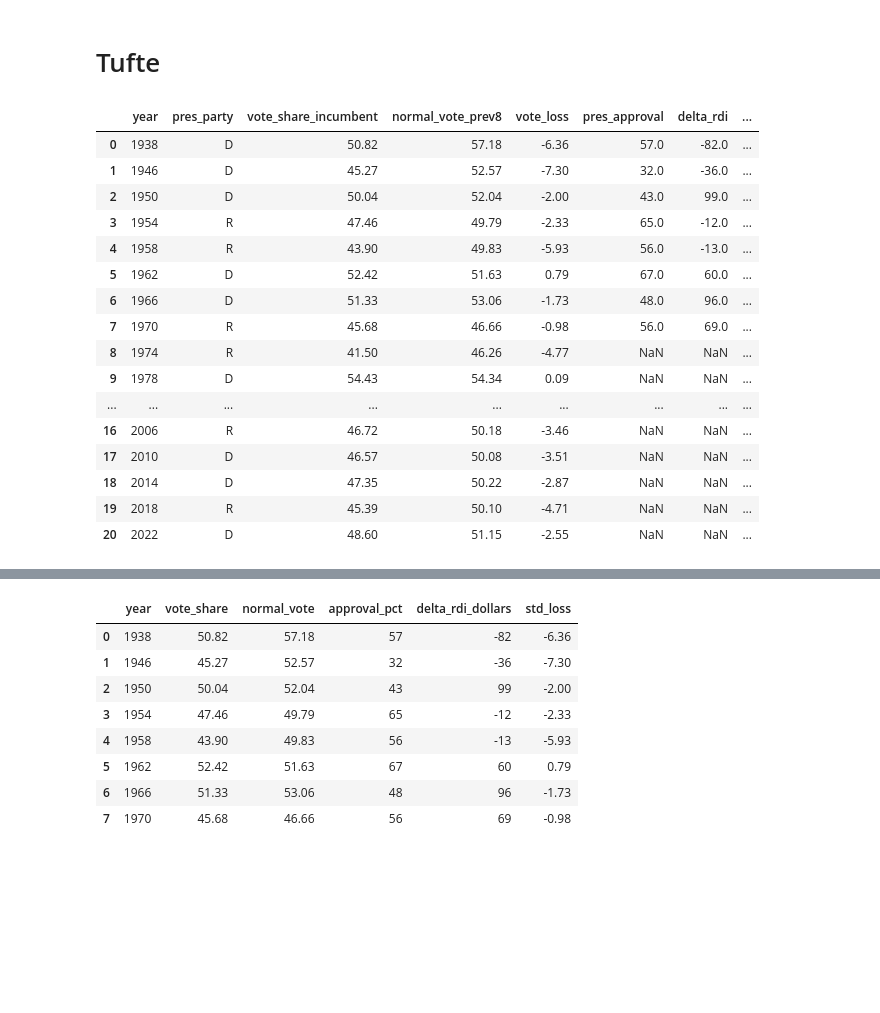
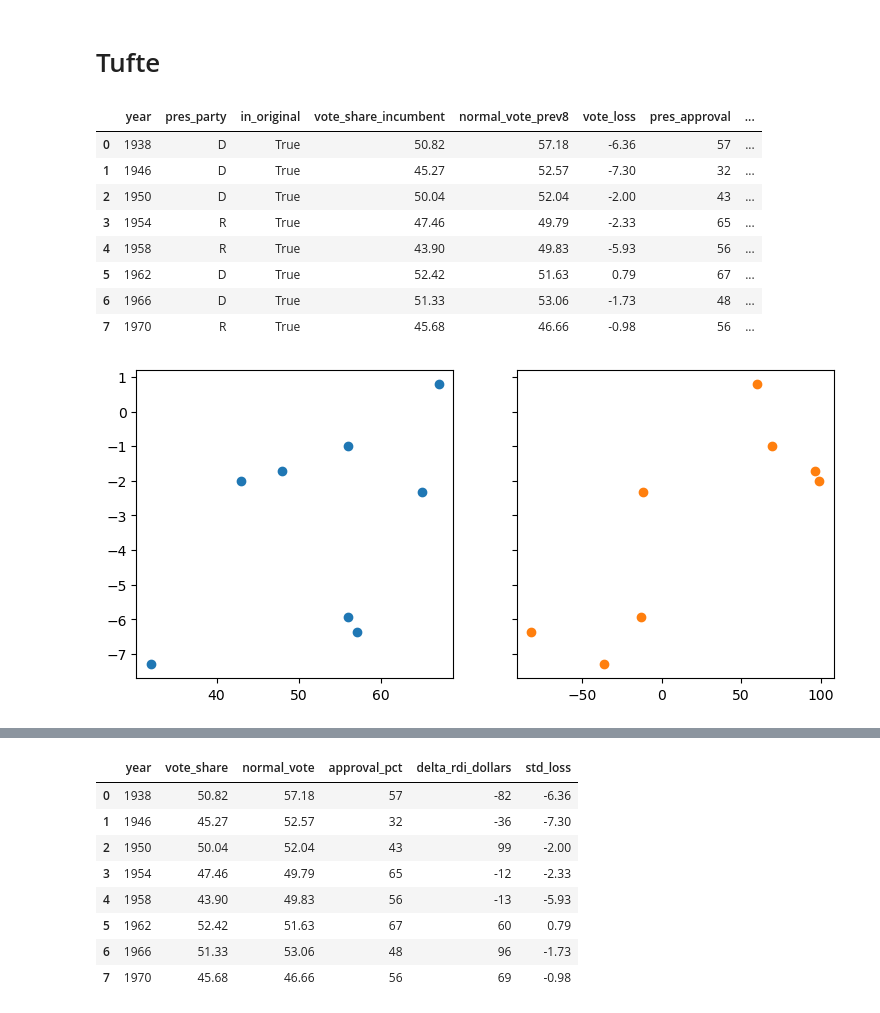
Before and after one commit to alexanderthclark/pols4728, a Jupyter notebook: book/chapters/predictive.ipynb, the cells around one changed output, grey strips where cells are left out. Saved outputs shown, nothing was run; the diff lists cells and outputs as text; code cells hidden in the pictures; blank space fills up the shorter version.

```diff
--- a/book/chapters/predictive.ipynb
+++ b/book/chapters/predictive.ipynb
@@ -12,26 +36,46 @@ Let's focus on regression problems where $y$ is a continuous scalar value. For c
 import pandas as pd
 import matplotlib.pyplot as plt
 import statsmodels.formula.api as smf
+# %%
+df1
+# %% [output]
+|  | year | pres_party | in_original | vote_share_incumbent | normal_vote_prev8 | vote_loss | pres_approval | ... |
+| 0 | 1938 | D | True | 50.82 | 57.18 | -6.36 | 57 | ... |
+| 1 | 1946 | D | True | 45.27 | 52.57 | -7.30 | 32 | ... |
+| 2 | 1950 | D | True | 50.04 | 52.04 | -2.00 | 43 | ... |
+| 3 | 1954 | R | True | 47.46 | 49.79 | -2.33 | 65 | ... |
+| 4 | 1958 | R | True | 43.90 | 49.83 | -5.93 | 56 | ... |
+| 5 | 1962 | D | True | 52.42 | 51.63 | 0.79 | 67 | ... |
+| 6 | 1966 | D | True | 51.33 | 53.06 | -1.73 | 48 | ... |
+| 7 | 1970 | R | True | 45.68 | 46.66 | -0.98 | 56 | ... |
 # %%
-url = 'https://raw.githubusercontent.com/alexanderthclark/pols4728/refs/heads/main/data/Tufte_Midterms_Extended.csv'
-df1 = pd.read_csv(url)
+url = 'https://raw.githubusercontent.com/alexanderthclark/pols4728/refs/heads/main/data/Tufte_midterms.csv'
+df = pd.read_csv(url)
+df1 = df[df.in_original==True]
 
-df1
+res = smf.ols(formula='vote_loss ~ rgdp_growth_yoy', data=df1).fit()
+eq = r"$\hat{y} = " + fr"{res.params[0]:+.1f}{res.params[1]:+.1f}x$"
+
+y = df1.vote_loss
+plt.scatter(df1.rgdp_growth_yoy, y, ec='black', fc='white')
+plt.ylabel("Standardized Vote Loss")
+plt.xlabel("Real GDP YoY Growth")
+plt.title("Vote Loss by GDP YoY Growth\n" + eq)
+
+x0, x1 = df1.rgdp_growth_yoy.min(), df1.rgdp_growth_yoy.max()
+y0 = res.params.values @ np.array([1, x0])
+y1 = res.params.values @ np.array([1, x1])
+
+plt.plot([x0, x1], [y0, y1], ls='dashed')
+plt.close()
+
+fig, axs = plt.subplots(1,2, figsize=(9,4), sharey=True)
+
+ax = axs[0]
+ax.scatter(df1.pres_approval, y, color='C0')
+
+ax = axs[1]
+ax.scatter(df1.delta_rdi, y, color='C1')
+plt.show()
 # %% [output]
-|  | year | pres_party | vote_share_incumbent | normal_vote_prev8 | vote_loss | pres_approval | delta_rdi | ... |
-| 0 | 1938 | D | 50.82 | 57.18 | -6.36 | 57.0 | -82.0 | ... |
-| 1 | 1946 | D | 45.27 | 52.57 | -7.30 | 32.0 | -36.0 | ... |
-| 2 | 1950 | D | 50.04 | 52.04 | -2.00 | 43.0 | 99.0 | ... |
-| 3 | 1954 | R | 47.46 | 49.79 | -2.33 | 65.0 | -12.0 | ... |
-| 4 | 1958 | R | 43.90 | 49.83 | -5.93 | 56.0 | -13.0 | ... |
-| 5 | 1962 | D | 52.42 | 51.63 | 0.79 | 67.0 | 60.0 | ... |
-| 6 | 1966 | D | 51.33 | 53.06 | -1.73 | 48.0 | 96.0 | ... |
-| 7 | 1970 | R | 45.68 | 46.66 | -0.98 | 56.0 | 69.0 | ... |
-| 8 | 1974 | R | 41.50 | 46.26 | -4.77 | NaN | NaN | ... |
-| 9 | 1978 | D | 54.43 | 54.34 | 0.09 | NaN | NaN | ... |
-| ... | ... | ... | ... | ... | ... | ... | ... | ... |
-| 16 | 2006 | R | 46.72 | 50.18 | -3.46 | NaN | NaN | ... |
-| 17 | 2010 | D | 46.57 | 50.08 | -3.51 | NaN | NaN | ... |
-| 18 | 2014 | D | 47.35 | 50.22 | -2.87 | NaN | NaN | ... |
-| 19 | 2018 | R | 45.39 | 50.10 | -4.71 | NaN | NaN | ... |
-| 20 | 2022 | D | 48.60 | 51.15 | -2.55 | NaN | NaN | ... |
+[figure, added]
```
Also changed, not shown: parts of 8 cells of this notebook, 10 other files.
